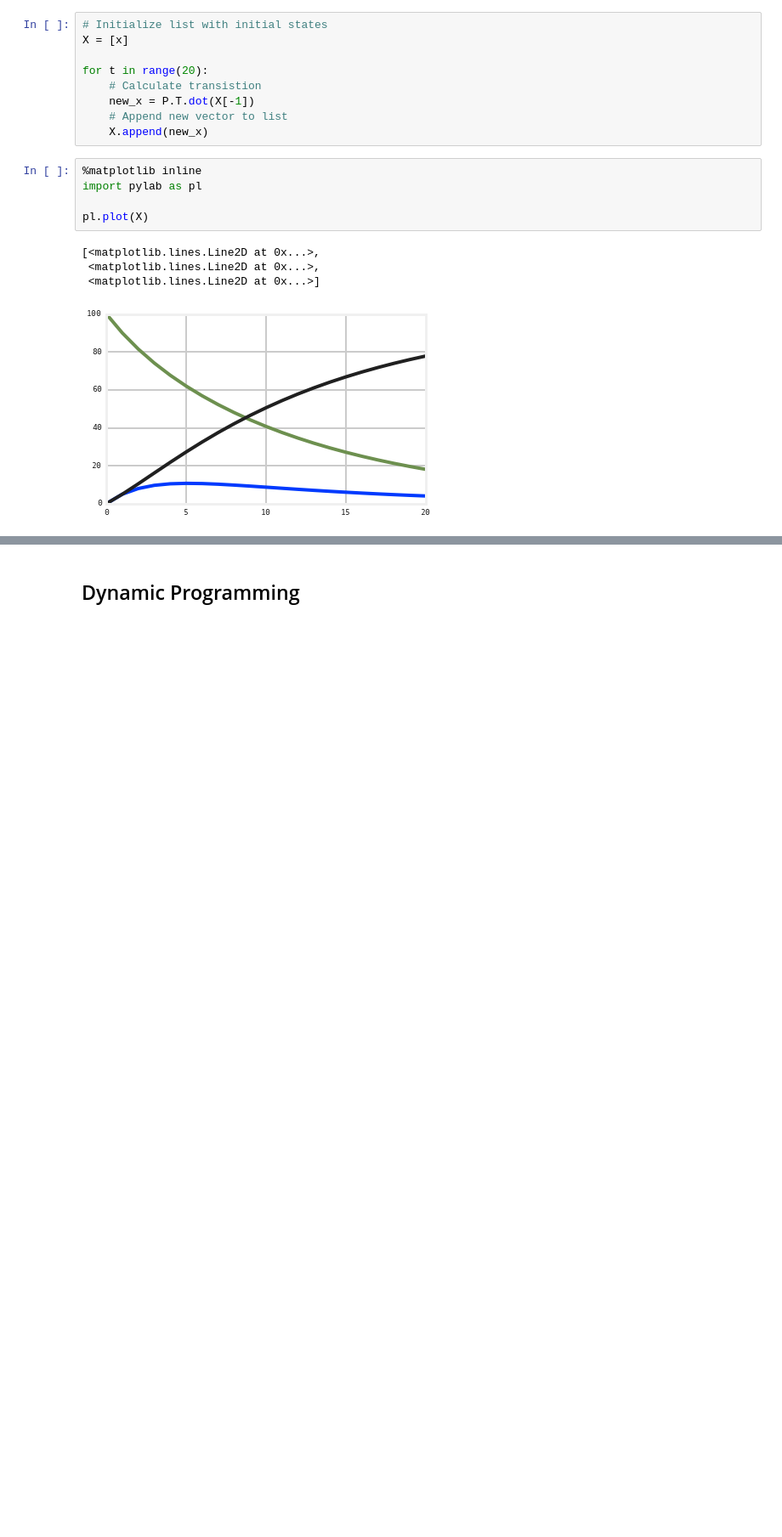
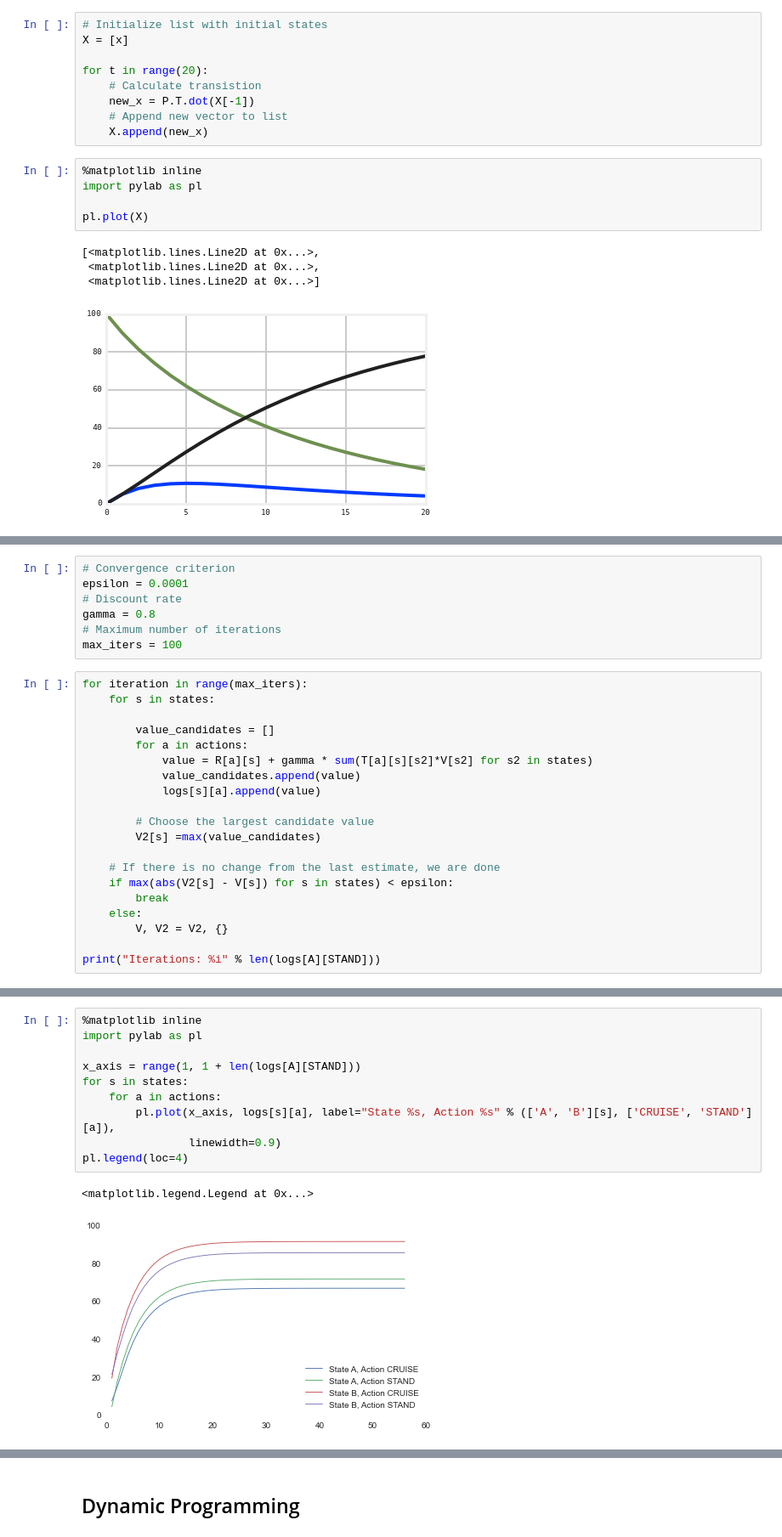
Before and after one commit to fonnesbeck/NCTC_course, a Jupyter notebook: Markov Decision Processes and Dynamic Optimization.ipynb, the cells around one changed output, grey strips where cells are left out. Shown at 85% size. Drawn from its saved outputs; the diff is of its cells as text; blank space fills up the shorter version.

```diff
--- a/Markov Decision Processes and Dynamic Optimization.ipynb
+++ b/Markov Decision Processes and Dynamic Optimization.ipynb
@@ -123,0 +359,27 @@ An optimal policy $\pi^*$ maximizes $V_{\pi}(s)$ for all states
+# %%
+# Convergence criterion
+epsilon = 0.0001
+# Discount rate
+gamma = 0.8
+# Maximum number of iterations
+max_iters = 100
+# %%
+for iteration in range(max_iters):
+    for s in states:
+
+        value_candidates = []
+        for a in actions:
+            value = R[a][s] + gamma * sum(T[a][s][s2]*V[s2] for s2 in states)
+            value_candidates.append(value)
+            logs[s][a].append(value)
+
+        # Choose the largest candidate value
+        V2[s] =max(value_candidates)
+
+    # If there is no change from the last estimate, we are done
+    if max(abs(V2[s] - V[s]) for s in states) < epsilon:
+        break
+    else:
+        V, V2 = V2, {}
+
+print("Iterations: %i" % len(logs[A][STAND]))
@@ -124 +398,14 @@ An optimal policy $\pi^*$ maximizes $V_{\pi}(s)$ for all states
+# %%
+%matplotlib inline
+import pylab as pl
+
+x_axis = range(1, 1 + len(logs[A][STAND]))
+for s in states:
+    for a in actions:
+        pl.plot(x_axis, logs[s][a], label="State %s, Action %s" % (['A', 'B'][s], ['CRUISE', 'STAND'][a]),
+                linewidth=0.9)
+pl.legend(loc=4)
+# %% [output]
+<matplotlib.legend.Legend at 0x...>
+[figure, added]
 # %% [markdown]
```
Also changed, not shown: parts of 72 cells of this notebook.
